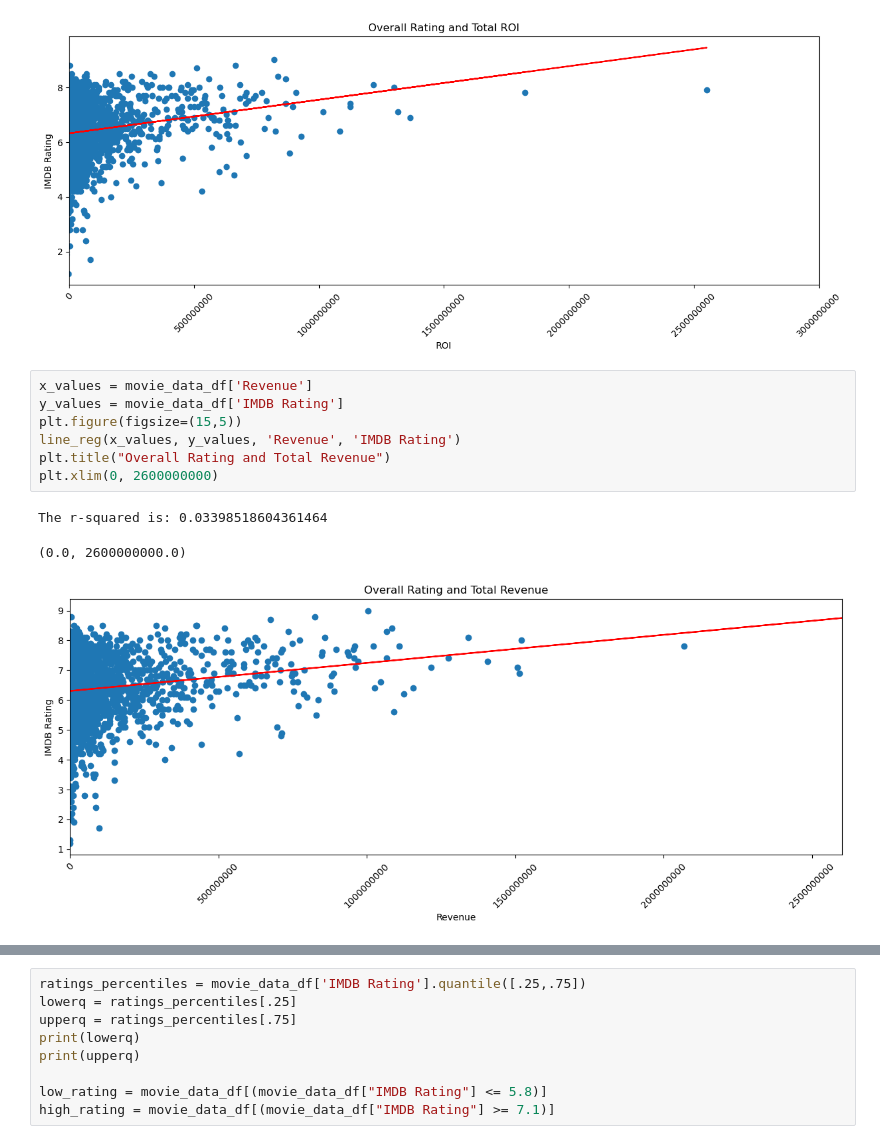
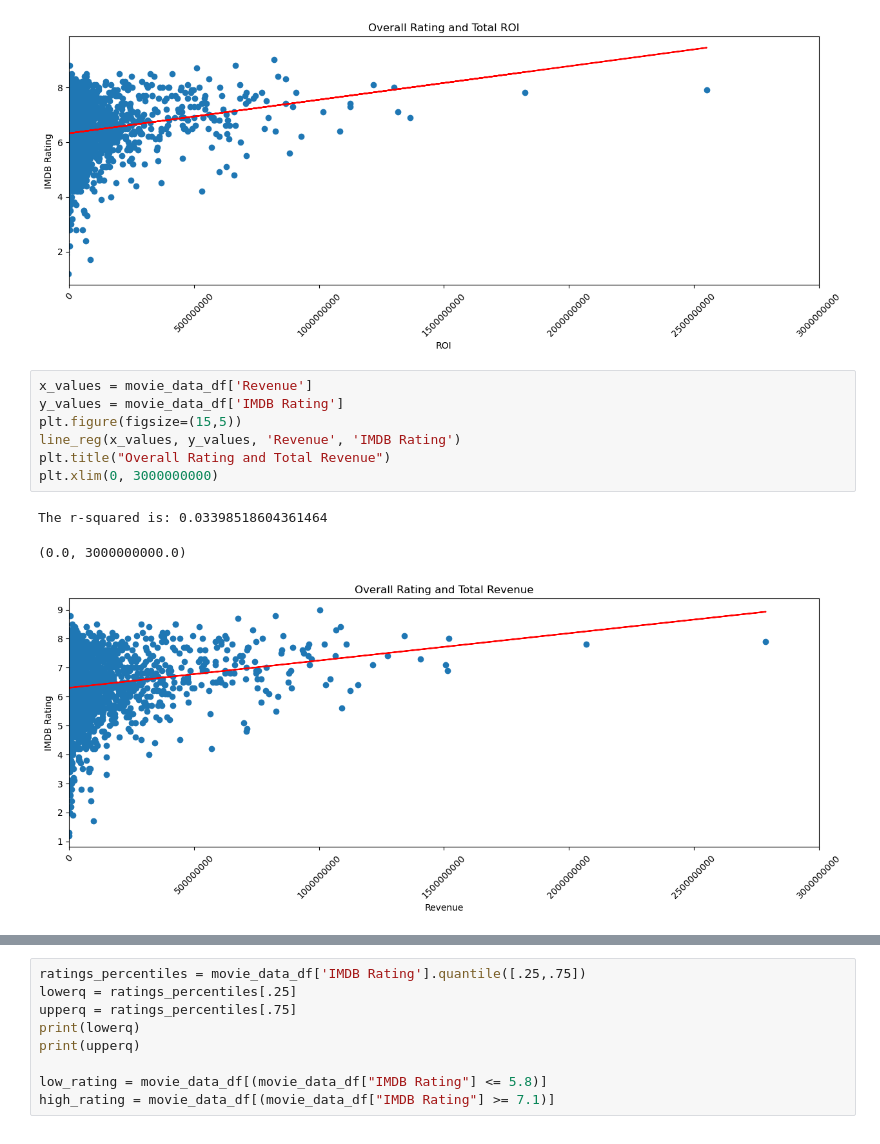
Before and after one commit to Robotrousers/Group1Proj1, a Jupyter notebook: new_ratings.ipynb, the cells around one changed output, grey strips where cells are left out. Drawn from its saved outputs; the diff is of its cells as text.

```diff
--- a/new_ratings.ipynb
+++ b/new_ratings.ipynb
@@ -151,14 +151,14 @@ The r-squared is: 0.03925924432280283
 # %%
 x_values = movie_data_df['Revenue']
 y_values = movie_data_df['IMDB Rating']
 plt.figure(figsize=(15,5))
 line_reg(x_values, y_values, 'Revenue', 'IMDB Rating')
 plt.title("Overall Rating and Total Revenue")
-plt.xlim(0, 2600000000)
+plt.xlim(0, 3000000000)
 # %% [output]
 The r-squared is: 0.03398518604361464
-(0.0, 2600000000.0)
+(0.0, 3000000000.0)
-[figure, old version]
+[figure, new version]
 # %%
 unique = list(movie_data_df["Genre"].unique())
 
```
Also changed, not shown: parts of 9 cells of this notebook, 1 other file.
